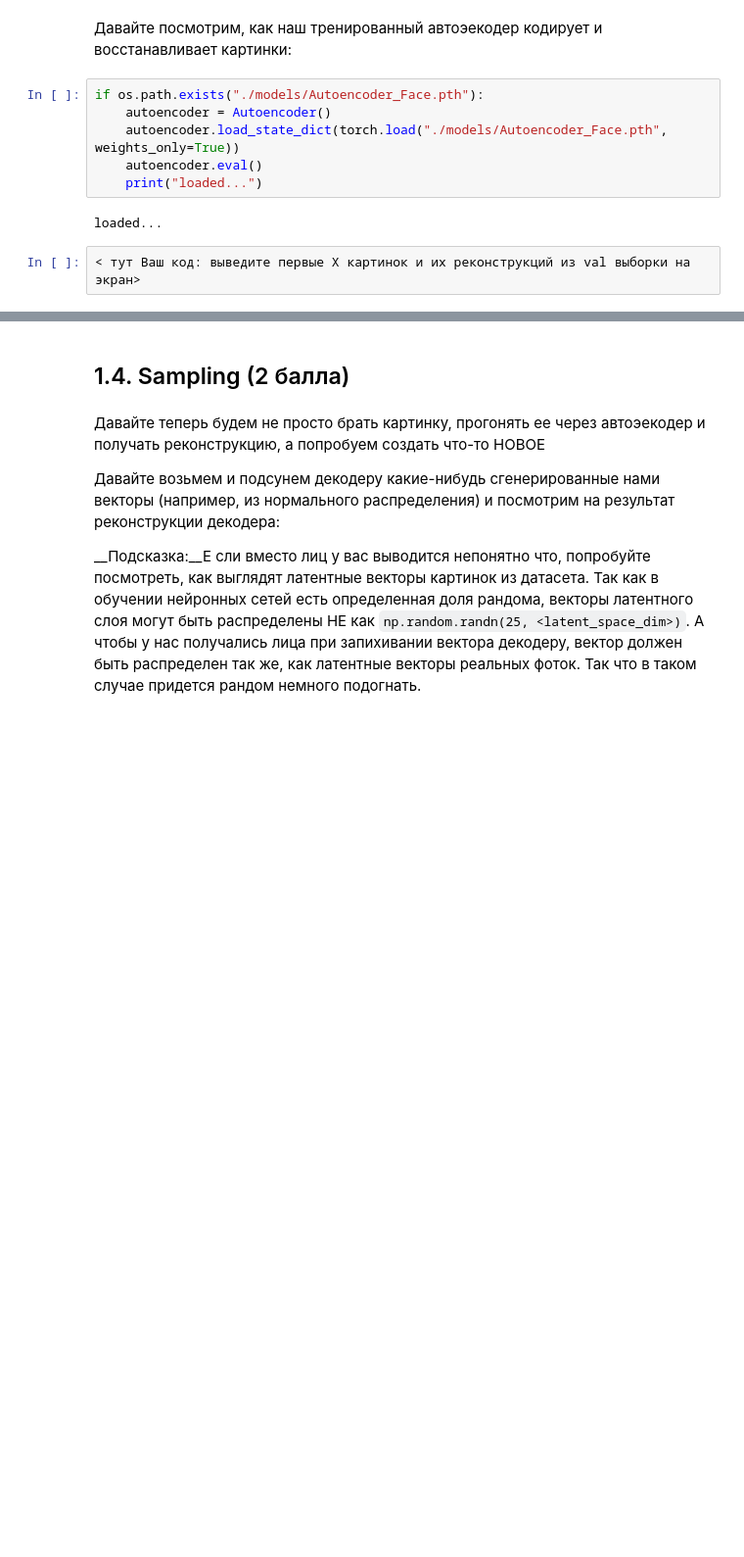
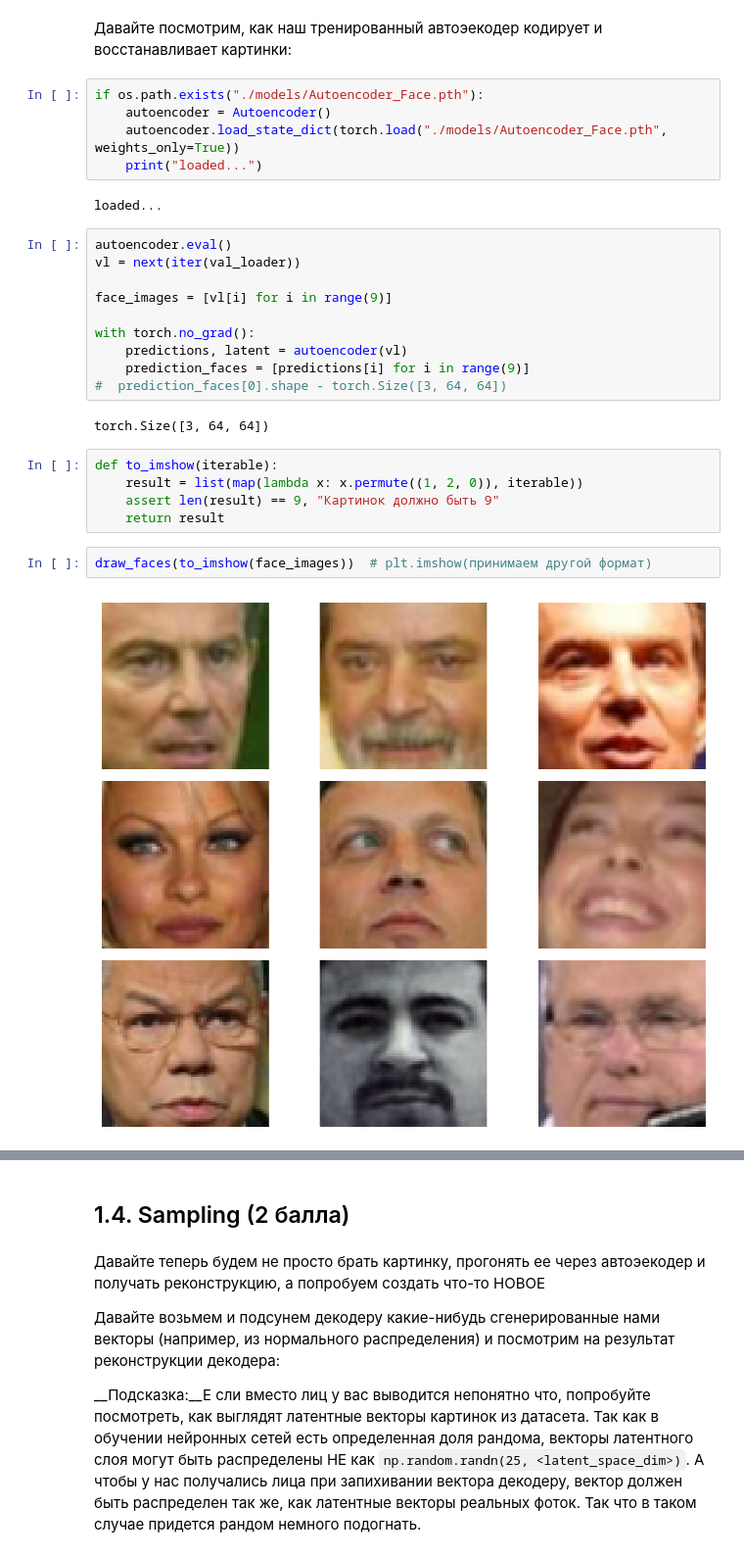
Before and after one commit to almos05/DLS, a Jupyter notebook: [homework]autoencoders.ipynb, the cells around one changed output, grey strips where cells are left out. Shown at 98% size. Drawn from its saved outputs; the diff is of its cells as text; blank space fills up the shorter version.

Commit message:
check first autoencoders work

```diff
--- a/[homework]autoencoders.ipynb
+++ b/[homework]autoencoders.ipynb
@@ -275,9 +276,27 @@ if not os.path.exists("./models/Autoencoder_Face.pth"):
 if os.path.exists("./models/Autoencoder_Face.pth"):
     autoencoder = Autoencoder()
     autoencoder.load_state_dict(torch.load("./models/Autoencoder_Face.pth", weights_only=True))
-    autoencoder.eval()
     print("loaded...")
 # %% [output]
 loaded...
-# %%
-< тут Ваш код: выведите первые Х картинок и их реконструкций из val выборки на экран>
+# %%
+autoencoder.eval()
+vl = next(iter(val_loader))
+
+face_images = [vl[i] for i in range(9)]
+
+with torch.no_grad():
+    predictions, latent = autoencoder(vl)
+    prediction_faces = [predictions[i] for i in range(9)]
+#  prediction_faces[0].shape - torch.Size([3, 64, 64])
+# %% [output]
+torch.Size([3, 64, 64])
+# %%
+def to_imshow(iterable):
+    result = list(map(lambda x: x.permute((1, 2, 0)), iterable))
+    assert len(result) == 9, "Картинок должно быть 9"
+    return result
+# %%
+draw_faces(to_imshow(face_images))  # plt.imshow(принимаем другой формат)
+# %% [output]
+[figure, added]
```
Also changed, not shown: parts of 5 cells of this notebook.
